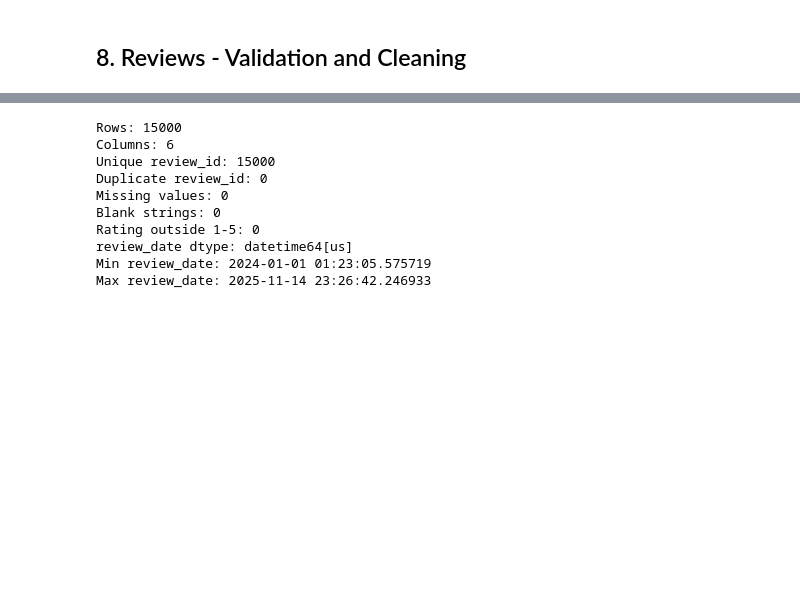
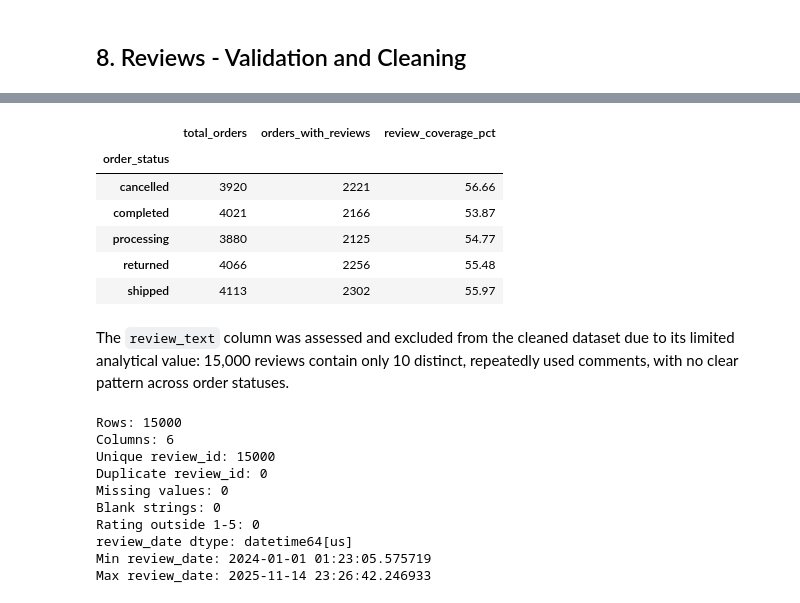
Before and after one commit to olgalitvinova167/ecommerce-sales-customer-analytics, a Jupyter notebook: notebooks/01_data_preparation.ipynb, the cells around one changed output, grey strips where cells are left out. Drawn from its saved outputs; the diff is of its cells as text; code cells hidden in the pictures; blank space fills up the shorter version.

```diff
--- a/notebooks/01_data_preparation.ipynb
+++ b/notebooks/01_data_preparation.ipynb
@@ -264,7 +345,49 @@ The `review_text` field is removed because text and sentiment analysis are outsi
+# %%
+# Review coverage by order status
+
+order_review_coverage = (
+    orders[["order_id", "order_status"]]
+    .merge(
+        reviews[["order_id"]].drop_duplicates().assign(has_review=True),
+        on="order_id",
+        how="left",
+        validate="one_to_one"
+    )
+)
+
+order_review_coverage["has_review"] = (
+    order_review_coverage["has_review"].fillna(False).astype(bool)
+)
+
+coverage_summary = (
+    order_review_coverage
+    .groupby("order_status")
+    .agg(
+        total_orders=("order_id", "count"),
+        orders_with_reviews=("has_review", "sum")
+    )
+)
+
+coverage_summary["review_coverage_pct"] = (
+    coverage_summary["orders_with_reviews"]
+    / coverage_summary["total_orders"] * 100
+).round(2)
+
+display(coverage_summary)
+# %% [output]
+|  | total_orders | orders_with_reviews | review_coverage_pct |
+| order_status |  |  |  |
+| cancelled | 3920 | 2221 | 56.66 |
+| completed | 4021 | 2166 | 53.87 |
+| processing | 3880 | 2125 | 54.77 |
+| returned | 4066 | 2256 | 55.48 |
+| shipped | 4113 | 2302 | 55.97 |
 # %%
 reviews = reviews.drop(columns=["review_text"])
 
 tables["reviews"] = reviews
+# %% [markdown]
+The `review_text` column was assessed and excluded from the cleaned dataset due to its limited analytical value: 15,000 reviews contain only 10 distinct, repeatedly used comments, with no clear pattern across order statuses.
 # %%
 print("Rows:", len(reviews))
 print("Columns:", reviews.shape[1])
```
Also changed, not shown: parts of 3 cells of this notebook.
